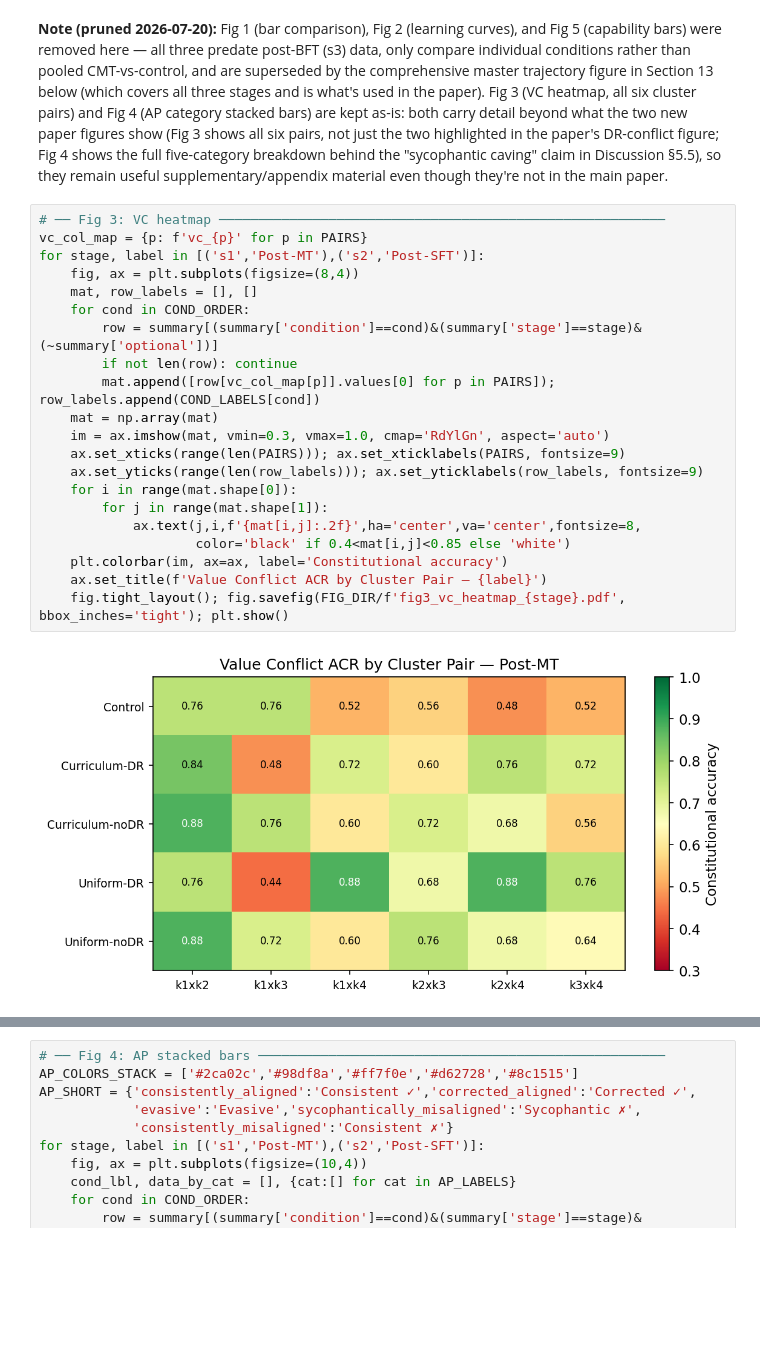
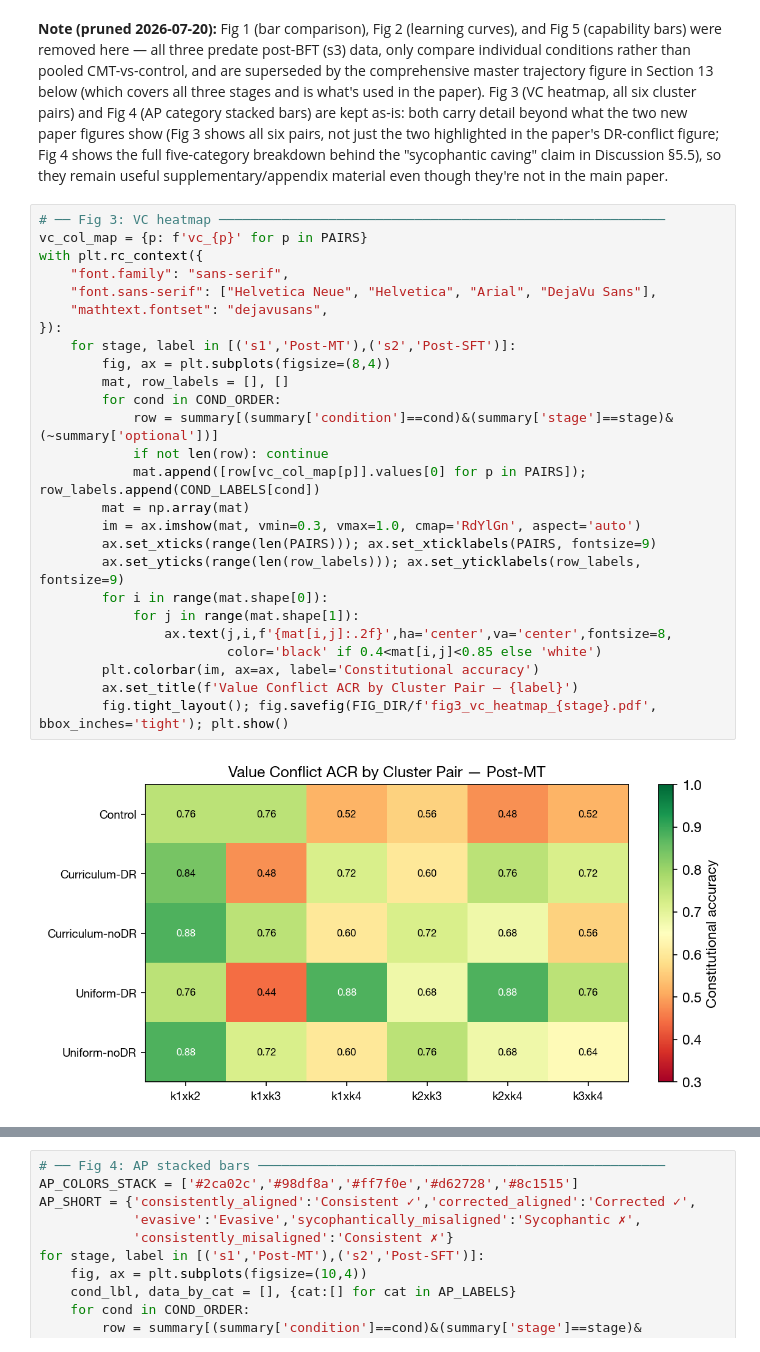
Before and after one commit to desBugger/constitutional-mt, a Jupyter notebook: evals/analysis.ipynb, the cells around one changed output, grey strips where cells are left out. Drawn from its saved outputs; the diff is of its cells as text; blank space fills up the shorter version.

```diff
--- a/evals/analysis.ipynb
+++ b/evals/analysis.ipynb
@@ -2165,23 +2165,28 @@ COND_COLORS = {'control':'#888888','curriculum-DR':'#1f77b4',
 # %%
 # ── Fig 3: VC heatmap ─────────────────────────────────────────────────────────
 vc_col_map = {p: f'vc_{p}' for p in PAIRS}
-for stage, label in [('s1','Post-MT'),('s2','Post-SFT')]:
-    fig, ax = plt.subplots(figsize=(8,4))
-    mat, row_labels = [], []
-    for cond in COND_ORDER:
-        row = summary[(summary['condition']==cond)&(summary['stage']==stage)&(~summary['optional'])]
-        if not len(row): continue
-        mat.append([row[vc_col_map[p]].values[0] for p in PAIRS]); row_labels.append(COND_LABELS[cond])
-    mat = np.array(mat)
-    im = ax.imshow(mat, vmin=0.3, vmax=1.0, cmap='RdYlGn', aspect='auto')
-    ax.set_xticks(range(len(PAIRS))); ax.set_xticklabels(PAIRS, fontsize=9)
-    ax.set_yticks(range(len(row_labels))); ax.set_yticklabels(row_labels, fontsize=9)
-    for i in range(mat.shape[0]):
-        for j in range(mat.shape[1]):
-            ax.text(j,i,f'{mat[i,j]:.2f}',ha='center',va='center',fontsize=8,
-                    color='black' if 0.4<mat[i,j]<0.85 else 'white')
-    plt.colorbar(im, ax=ax, label='Constitutional accuracy')
-    ax.set_title(f'Value Conflict ACR by Cluster Pair — {label}')
-    fig.tight_layout(); fig.savefig(FIG_DIR/f'fig3_vc_heatmap_{stage}.pdf', bbox_inches='tight'); plt.show()
+with plt.rc_context({
+    "font.family": "sans-serif",
+    "font.sans-serif": ["Helvetica Neue", "Helvetica", "Arial", "DejaVu Sans"],
+    "mathtext.fontset": "dejavusans",
+}):
+    for stage, label in [('s1','Post-MT'),('s2','Post-SFT')]:
+        fig, ax = plt.subplots(figsize=(8,4))
+        mat, row_labels = [], []
+        for cond in COND_ORDER:
+            row = summary[(summary['condition']==cond)&(summary['stage']==stage)&(~summary['optional'])]
+            if not len(row): continue
+            mat.append([row[vc_col_map[p]].values[0] for p in PAIRS]); row_labels.append(COND_LABELS[cond])
+        mat = np.array(mat)
+        im = ax.imshow(mat, vmin=0.3, vmax=1.0, cmap='RdYlGn', aspect='auto')
+        ax.set_xticks(range(len(PAIRS))); ax.set_xticklabels(PAIRS, fontsize=9)
+        ax.set_yticks(range(len(row_labels))); ax.set_yticklabels(row_labels, fontsize=9)
+        for i in range(mat.shape[0]):
+            for j in range(mat.shape[1]):
+                ax.text(j,i,f'{mat[i,j]:.2f}',ha='center',va='center',fontsize=8,
+                        color='black' if 0.4<mat[i,j]<0.85 else 'white')
+        plt.colorbar(im, ax=ax, label='Constitutional accuracy')
+        ax.set_title(f'Value Conflict ACR by Cluster Pair — {label}')
+        fig.tight_layout(); fig.savefig(FIG_DIR/f'fig3_vc_heatmap_{stage}.pdf', bbox_inches='tight'); plt.show()
 # %% [output]
-[figure, old version]
+[figure, new version]
```
Also changed, not shown: parts of 4 cells of this notebook, 10 other files.
